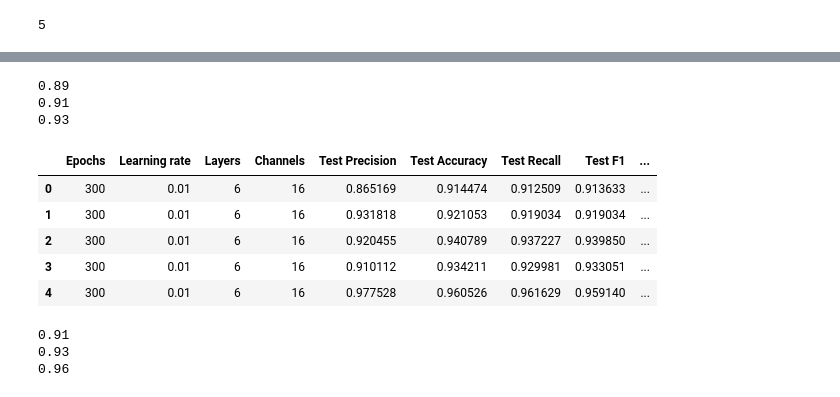
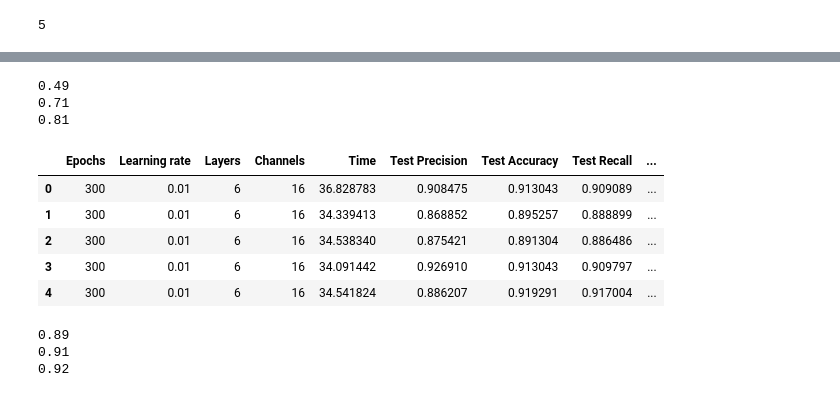
Before and after one commit to AymenRaouf/PrecedabilityOER, a Jupyter notebook: Modeling/Ablation.ipynb, the cells around one changed output, grey strips where cells are left out. Drawn from its saved outputs; the diff is of its cells as text; code cells hidden in the pictures.

```diff
--- a/Modeling/Ablation.ipynb
+++ b/Modeling/Ablation.ipynb
@@ -2,9 +2,9 @@
 import os
 import pandas as pd
 import numpy as np
+import time
 
-
-main_publisher = 'OYC'
+main_publisher = 'Merged'
 
 script_dir = os.path.dirname(os.path.realpath('__file__'))
 path = os.path.join(script_dir, '../Data/' + main_publisher + '/')
@@ -375,6 +459,6 @@ def predict(model, test_data):
 # %%
-from models_ablation import ModelBase, ModelNoReinjection, ModelNoEnrichment
-df_results = pd.DataFrame()
+from models_ablation import ModelBase, ModelNoReinjection
+df_ModelNoEnrichment = pd.DataFrame()
 v = 'v8'
 seed_everything()
 for params in selected_params:
@@ -387,12 +471,15 @@ for params in selected_params:
         results = {}
 
         model = ModelNoEnrichment(node_types = data.node_types, heads = 3, hidden_channels = params['hidden_channels'], entity_features = params['entity_features'], out_channels = 1, num_layers = params['num_layers'])
+        start = time.time()
         train_results = train(model, train_data, params['epochs'], params['lr'])
+        end = time.time()
         model = train_results['Model']
         results['Epochs'] = params['epochs']
         results['Learning rate'] = params['lr']
         results['Layers'] = params['num_layers']
         results['Channels'] = params['hidden_channels']
+        results['Time'] = end - start
 
         '''validation_results = predict(model, val_data)
         #results['Validation AUC'] = validation_results["AUC"]
@@ -411,6 +498,6 @@ for params in selected_params:
         loss_values = train_results['Loss_values']
         results['Loss'] = train_results['Loss']
         results['Duration'] = train_results['Duration']
-        df_results = pd.concat([df_results, pd.DataFrame([results])], ignore_index = True)
-df_results.head(20)
+        df_ModelNoEnrichment = pd.concat([df_ModelNoEnrichment, pd.DataFrame([results])], ignore_index = True)
+df_ModelNoEnrichment.head(20)
 # %% [output]
@@ -745,7 +832,7 @@ def predict(model, test_data):
         'F1' : f1
     }
 # %%
-df_results = pd.DataFrame()
+df_ModelNoReinjection = pd.DataFrame()
 v = 'v8'
 seed_everything()
 for params in selected_params:
@@ -758,12 +845,15 @@ for params in selected_params:
         results = {}
 
         model = ModelNoReinjection(node_types = data.node_types, heads = 3, hidden_channels = params['hidden_channels'], entity_features = params['entity_features'], out_channels = 1, num_layers = params['num_layers'])
+        start = time.time()
         train_results = train(model, train_data, params['epochs'], params['lr'])
+        end = time.time()
         model = train_results['Model']
         results['Epochs'] = params['epochs']
         results['Learning rate'] = params['lr']
         results['Layers'] = params['num_layers']
         results['Channels'] = params['hidden_channels']
+        results['Time'] = end - start
 
         '''validation_results = predict(model, val_data)
         #results['Validation AUC'] = validation_results["AUC"]
@@ -782,6 +872,6 @@ for params in selected_params:
         loss_values = train_results['Loss_values']
         results['Loss'] = train_results['Loss']
         results['Duration'] = train_results['Duration']
-        df_results = pd.concat([df_results, pd.DataFrame([results])], ignore_index = True)
-df_results.head(20)
+        df_ModelNoReinjection = pd.concat([df_ModelNoReinjection, pd.DataFrame([results])], ignore_index = True)
+df_ModelNoReinjection.head(20)
 # %% [output]
@@ -794,13 +884,13 @@ df_results.head(20)
 # %%
-print(round(df_results["Test Accuracy"].values.min(), 2))
-print(round(df_results["Test Accuracy"].values.mean(), 2))
-print(round(df_results["Test Accuracy"].values.max(), 2))
+print(round(df_ModelNoReinjection["Test Accuracy"].values.min(), 2))
+print(round(df_ModelNoReinjection["Test Accuracy"].values.mean(), 2))
+print(round(df_ModelNoReinjection["Test Accuracy"].values.max(), 2))
 # %% [output]
-0.89
-0.91
-0.93
+0.49
+0.71
+0.81
 # %%
-from torch_geometric.nn import HeteroConv, SAGEConv, GATConv, Linear, SimpleConv, GATv2Conv
+from torch_geometric.nn import HeteroConv, SAGEConv, GATConv, Linear, SimpleConv, GATv2Conv, MLP
 from torch_geometric.data import HeteroData
 import torch.nn.functional as F
 from torch import Tensor
@@ -809,7 +899,7 @@ import torch
 import random
 import os
 
-class ModelNoAtt(torch.nn.Module):
+class ModelSAGE(torch.nn.Module):
     def __init__(self, node_types, heads, hidden_channels, out_channels, entity_features, num_layers):
         super().__init__()
         self.gnn = self.HeteroGNN(node_types, heads, hidden_channels, out_channels, num_layers)
@@ -892,7 +982,7 @@ class ModelNoAtt(torch.nn.Module):
                 x_dict = conv(x_dict, edge_index_dict)
             return x_dict
 # %%
-df_results = pd.DataFrame()
+df_ModelSAGE = pd.DataFrame()
 v = 'v8'
 seed_everything()
 for params in selected_params:
@@ -902,50 +992,53 @@ for params in selected_params:
         test_data["OER", "before_sr", "OER"].edge_label = cross_val_data_test[n]["OER", "before_sr", "OER"]["edge_label"]
         test_data["OER", "before_sr", "OER"].edge_label_index = cross_val_data_test[n]["OER", "before_sr", "OER"]["edge_label_index"]
 
         results = {}
 
-        model = ModelNoAtt(node_types = data.node_types, heads = 3, hidden_channels = params['hidden_channels'], entity_features = params['entity_features'], out_channels = 1, num_layers = params['num_layers'])
+        model = ModelSAGE(node_types = data.node_types, heads = 3, hidden_channels = params['hidden_channels'], entity_features = params['entity_features'], out_channels = 1, num_layers = params['num_layers'])
+        start = time.time()
         train_results = train(model, train_data, params['epochs'], params['lr'])
+        end = time.time()
         model = train_results['Model']
         results['Epochs'] = params['epochs']
         results['Learning rate'] = params['lr']
         results['Layers'] = params['num_layers']
         results['Channels'] = params['hidden_channels']
+        results['Time'] = end - start
 
         '''validation_results = predict(model, val_data)
         #results['Validation AUC'] = validation_results["AUC"]
         results['Validation Precision'] = validation_results["Precision"]
         results['Validation Accuracy'] = validation_results["Accuracy"]
         results['Validation Recall'] = validation_results["Recall"]
         results['Validation F1'] = validation_results["F1"]'''
 
         test_results = predict(model, test_data)
         #results['Test AUC'] = test_results["AUC"]
         results['Test Precision'] = test_results["Precision"]
         results['Test Accuracy'] = test_results["Accuracy"]
         results['Test Recall'] = test_results["Recall"]
         results['Test F1'] = test_results["F1"]
 
         loss_values = train_results['Loss_values']
         results['Loss'] = train_results['Loss']
         results['Duration'] = train_results['Duration']
-        df_results = pd.concat([df_results, pd.DataFrame([results])], ignore_index = True)
-df_results.head(20)
+        df_ModelSAGE = pd.concat([df_ModelSAGE, pd.DataFrame([results])], ignore_index = True)
+df_ModelSAGE.head(20)
 # %% [output]
-|  | Epochs | Learning rate | Layers | Channels | Test Precision | Test Accuracy | Test Recall | Test F1 | ... |
-| 0 | 300 | 0.01 | 6 | 16 | 0.865169 | 0.914474 | 0.912509 | 0.913633 | ... |
-| 1 | 300 | 0.01 | 6 | 16 | 0.931818 | 0.921053 | 0.919034 | 0.919034 | ... |
-| 2 | 300 | 0.01 | 6 | 16 | 0.920455 | 0.940789 | 0.937227 | 0.939850 | ... |
-| 3 | 300 | 0.01 | 6 | 16 | 0.910112 | 0.934211 | 0.929981 | 0.933051 | ... |
-| 4 | 300 | 0.01 | 6 | 16 | 0.977528 | 0.960526 | 0.961629 | 0.959140 | ... |
+|  | Epochs | Learning rate | Layers | Channels | Time | Test Precision | Test Accuracy | Test Recall | ... |
+| 0 | 300 | 0.01 | 6 | 16 | 36.828783 | 0.908475 | 0.913043 | 0.909089 | ... |
+| 1 | 300 | 0.01 | 6 | 16 | 34.339413 | 0.868852 | 0.895257 | 0.888899 | ... |
+| 2 | 300 | 0.01 | 6 | 16 | 34.538340 | 0.875421 | 0.891304 | 0.886486 | ... |
+| 3 | 300 | 0.01 | 6 | 16 | 34.091442 | 0.926910 | 0.913043 | 0.909797 | ... |
+| 4 | 300 | 0.01 | 6 | 16 | 34.541824 | 0.886207 | 0.919291 | 0.917004 | ... |
 # %%
-print(round(df_results["Test Accuracy"].values.min(), 2))
-print(round(df_results["Test Accuracy"].values.mean(), 2))
-print(round(df_results["Test Accuracy"].values.max(), 2))
+print(round(df_ModelSAGE["Test Accuracy"].values.min(), 2))
+print(round(df_ModelSAGE["Test Accuracy"].values.mean(), 2))
+print(round(df_ModelSAGE["Test Accuracy"].values.max(), 2))
 # %% [output]
+0.89
 0.91
-0.93
-0.96
+0.92
 # %%
 from torch_geometric.nn import HeteroConv, GCNConv, GATConv, Linear, MLP
 
```
Also changed, not shown: parts of 19 cells of this notebook, 3 other files.
